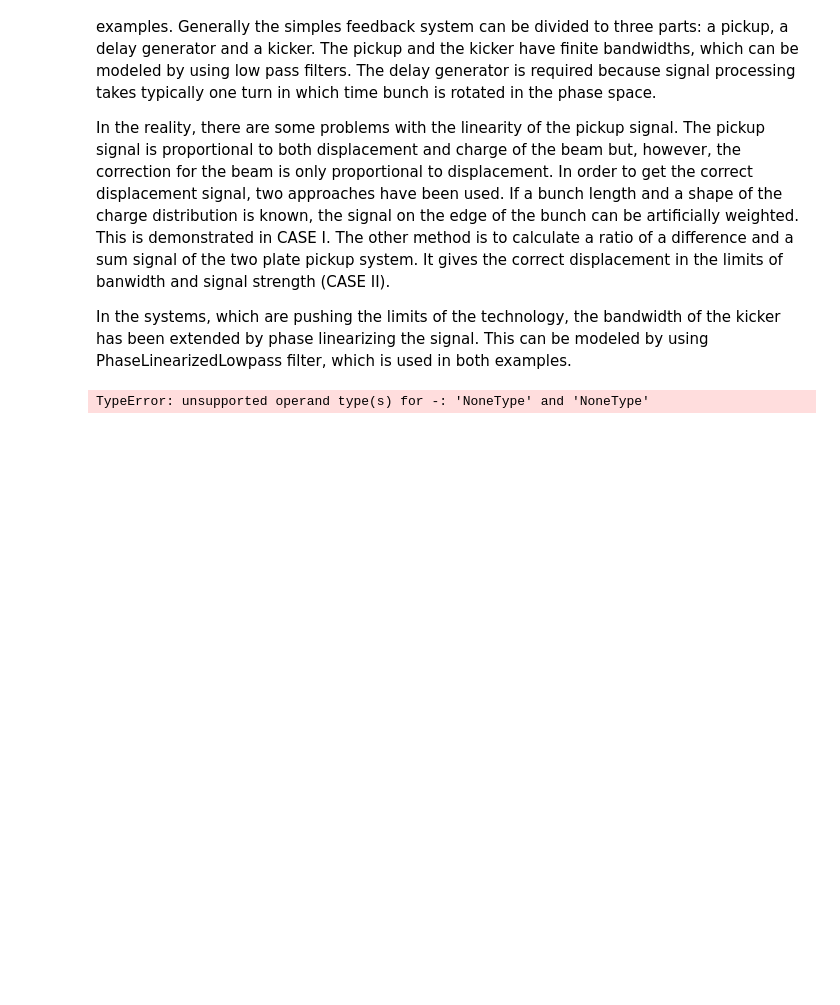
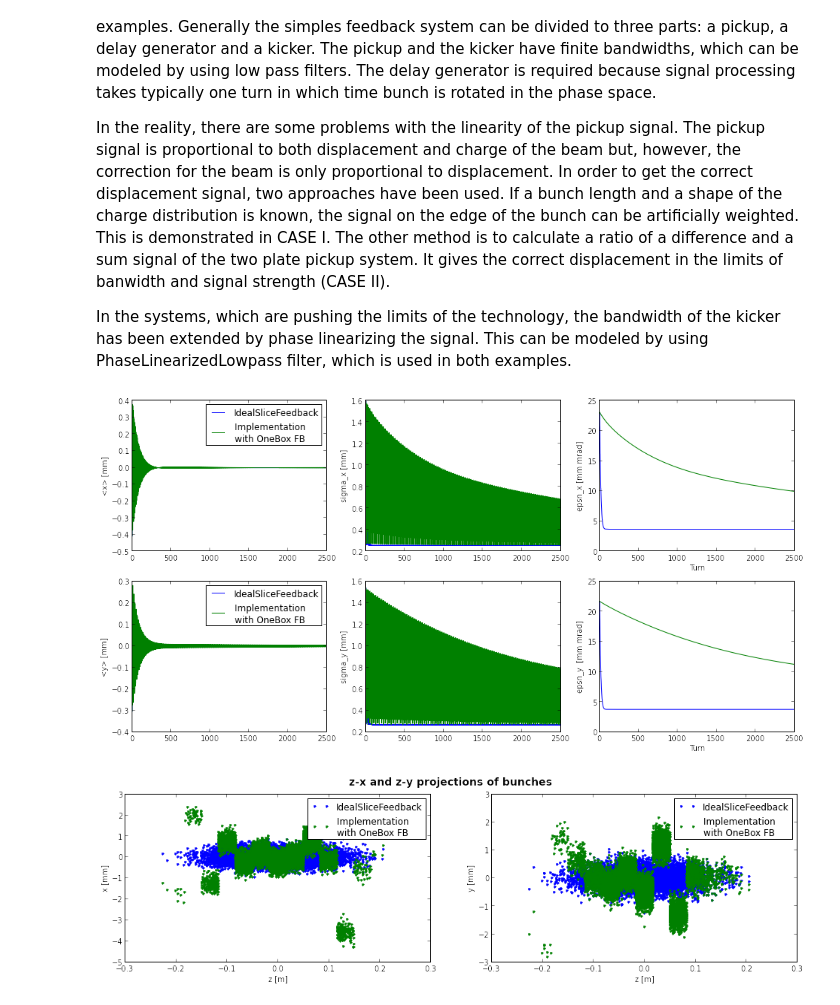
Before and after one commit to jkomppula/PyHEADTAIL_feedback, a Jupyter notebook: interactive-tests/RealisticOneboxFeedbackTest.ipynb, the cells around one changed output. Drawn from its saved outputs; the diff is of its cells as text; code cells hidden in the pictures; blank space fills up the shorter version.

```diff
--- a/interactive-tests/RealisticOneboxFeedbackTest.ipynb
+++ b/interactive-tests/RealisticOneboxFeedbackTest.ipynb
@@ -174,7 +172,7 @@ def compare_projections(bunches, labels):
 # %% [markdown]
 ### Basic parameters
 # %%
-n_turns = 500
+n_turns = 2500
 n_segments = 5
 n_macroparticles = 10000
 
@@ -274,44 +272,45 @@ bunch_fast_FB = copy.deepcopy(bunch_ref)
 tracker_fast_FB = BunchTracker(bunch_fast_FB)
 
 #Cut off frequencies of the pickup and the kicker
-f_c_pickup = 1e12
-f_c_kicker = 1e10
+f_c_pickup = 1500e6
+f_c_kicker = 100e6
 
 # parameters for the register:
 # betatron phase shifts per turn
 omega_x = 2.*pi*Q_x
 omega_y = 2.*pi*Q_y
 # delay [turns]
-n_delay = 2
+n_delay = 1
 # number of turns averaged
-n_avg = 5
+n_avg = 2
 
 # parameters for the inverse weighter
 bunch_length = 0.2
 bunch_decay_length = 0.1
 maximum_weight = 150
 
 signal_processors_x = [ChargeWeighter(),
                        LowpassFilter(f_c_pickup),
                        VectorSumRegister(n_delay,n_avg,omega_x),
                        EdgeWeighter(bunch_length,bunch_decay_length,maximum_weight),
                        PhaseLinearizedLowpass(f_c_kicker)]
 
 signal_processors_y = [ChargeWeighter(),
                        LowpassFilter(f_c_pickup),
                        VectorSumRegister(n_delay,n_avg,omega_y),
                        EdgeWeighter(bunch_length,bunch_decay_length,maximum_weight),
                        PhaseLinearizedLowpass(f_c_kicker)]
 
 feedback_map = OneboxFeedback(feedback_gain,slicer,signal_processors_x,signal_processors_y)
 total_map_FB = [i for i in trans_map] + [long_map] + [feedback_map]
 
 track(n_turns, bunch_fast_FB,total_map_FB,tracker_fast_FB)
 
 compare_traces([tracker_IdealSliceFB,tracker_fast_FB], ['IdealSliceFeedback', 'Implementation \nwith OneBox FB'])
 compare_projections([bunch_IdealSliceFB, bunch_fast_FB], ['IdealSliceFeedback', 'Implementation \nwith OneBox FB'])
 # %% [output]
-TypeError: unsupported operand type(s) for -: 'NoneType' and 'NoneType'
+[figure, added]
+[figure, added]
 # %%
 # CASE II
 # This example is similar to CASE I, but it uses a signalprocessor PickUpProcessor to emulate a two plates pickup, where
```
Also changed, not shown: parts of 2 cells of this notebook, 1 other file.
